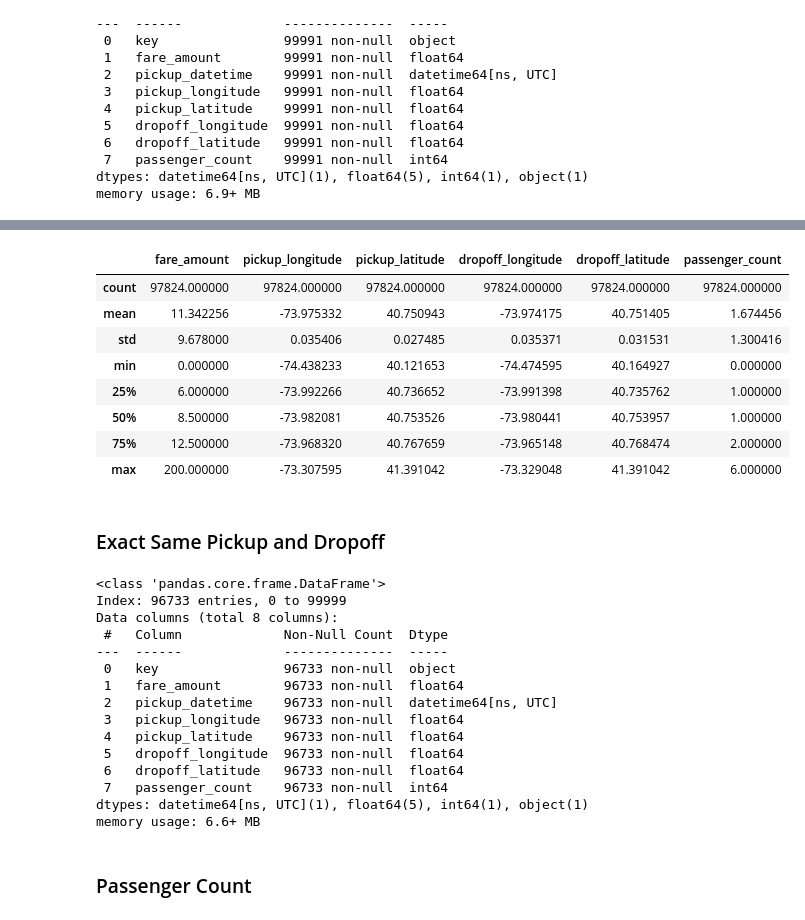
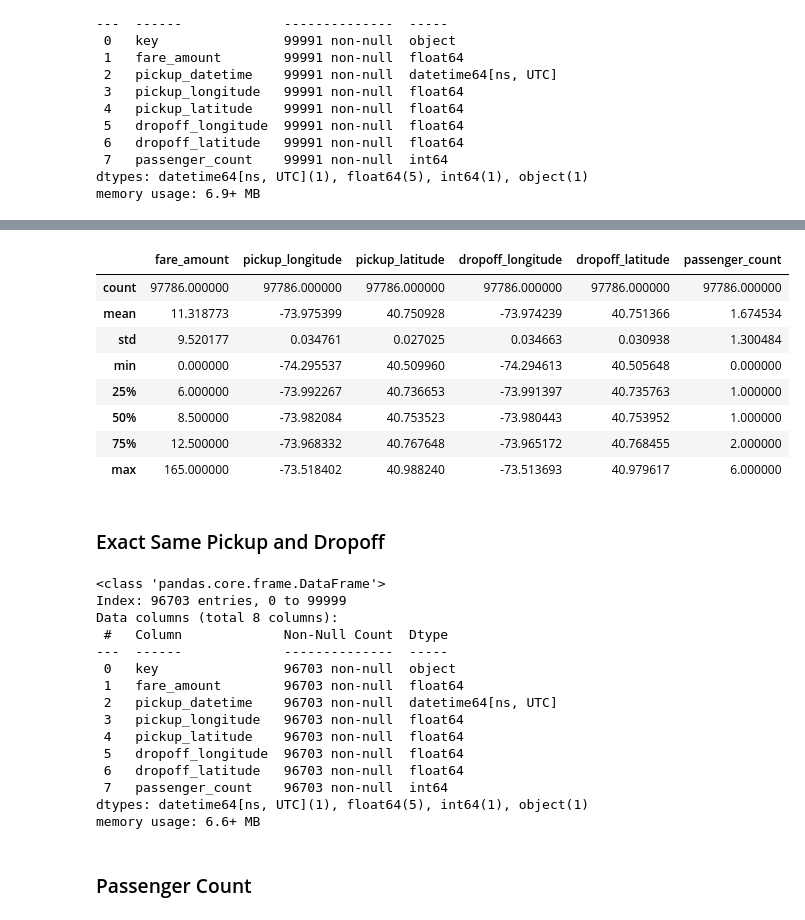
Before and after one commit to ahealion1/Data-Science-Projects, a Jupyter notebook: TaxiFarePrediction/taxi-fare-prediction.ipynb, the cells around one changed output, grey strips where cells are left out. Saved outputs shown, nothing was run; the diff lists cells and outputs as text; code cells hidden in the pictures.

```diff
--- a/TaxiFarePrediction/taxi-fare-prediction.ipynb
+++ b/TaxiFarePrediction/taxi-fare-prediction.ipynb
@@ -156 +160,4 @@ memory usage: 6.9+ MB
+# %%
+longitude_bound = (-74.3, -73.5)    # -74.3, -73.5
+latitude_bound = (40.5, 41.0)       # 40.5, 41.0
 # %% [markdown]
@@ -163,6 +170,6 @@ sns.boxplot(data=taxi.loc[taxi['pickup_longitude'].between(-80, -70)], x='pickup
 # %%
-# len(taxi.loc[~taxi['pickup_longitude'].between(-74.5, -73.2)])
-taxi = taxi.loc[taxi['pickup_longitude'].between(-74.5, -73.2)]
+# len(taxi.loc[~taxi['pickup_longitude'].between(*longitude_bound)])
+taxi = taxi.loc[taxi['pickup_longitude'].between(*longitude_bound)]
 taxi.describe()
 # %% [output]
 |  | fare_amount | pickup_longitude | pickup_latitude | dropoff_longitude | dropoff_latitude | passenger_count |
@@ -184,6 +191,6 @@ sns.boxplot(data=taxi.loc[taxi['pickup_latitude'].between(30, 50)], x='pickup_la
 # %%
-# len(taxi.loc[~taxi['pickup_latitude'].between(40, 41.5)])
-taxi = taxi.loc[taxi['pickup_latitude'].between(40, 41.5)]
+# len(taxi.loc[~taxi['pickup_latitude'].between(*latitude_bound)])
+taxi = taxi.loc[taxi['pickup_latitude'].between(*latitude_bound)]
 taxi.describe()
 # %% [output]
 |  | fare_amount | pickup_longitude | pickup_latitude | dropoff_longitude | dropoff_latitude | passenger_count |
@@ -205,6 +212,6 @@ sns.boxplot(data=taxi.loc[taxi['dropoff_longitude'].between(-80, -70)], x='dropo
 # %%
-# len(taxi.loc[~taxi['dropoff_longitude'].between(-74.5, -73.2)])
-taxi = taxi.loc[taxi['dropoff_longitude'].between(-74.5, -73.2)]
+# len(taxi.loc[~taxi['dropoff_longitude'].between(*longitude_bound)])
+taxi = taxi.loc[taxi['dropoff_longitude'].between(*longitude_bound)]
 taxi.describe()
 # %% [output]
 |  | fare_amount | pickup_longitude | pickup_latitude | dropoff_longitude | dropoff_latitude | passenger_count |
@@ -226,17 +233,17 @@ sns.boxplot(data=taxi.loc[taxi['dropoff_latitude'].between(30, 50)], x='dropoff_
 # %%
-# len(taxi.loc[~taxi['dropoff_latitude'].between(40, 41.5)])
-taxi = taxi.loc[taxi['dropoff_latitude'].between(40, 41.5)]
+# len(taxi.loc[~taxi['dropoff_latitude'].between(*latitude_bound)])
+taxi = taxi.loc[taxi['dropoff_latitude'].between(*latitude_bound)]
 taxi.describe()
 # %% [output]
 |  | fare_amount | pickup_longitude | pickup_latitude | dropoff_longitude | dropoff_latitude | passenger_count |
-| count | 97824.000000 | 97824.000000 | 97824.000000 | 97824.000000 | 97824.000000 | 97824.000000 |
-| mean | 11.342256 | -73.975332 | 40.750943 | -73.974175 | 40.751405 | 1.674456 |
-| std | 9.678000 | 0.035406 | 0.027485 | 0.035371 | 0.031531 | 1.300416 |
-| min | 0.000000 | -74.438233 | 40.121653 | -74.474595 | 40.164927 | 0.000000 |
-| 25% | 6.000000 | -73.992266 | 40.736652 | -73.991398 | 40.735762 | 1.000000 |
-| 50% | 8.500000 | -73.982081 | 40.753526 | -73.980441 | 40.753957 | 1.000000 |
-| 75% | 12.500000 | -73.968320 | 40.767659 | -73.965148 | 40.768474 | 2.000000 |
-| max | 200.000000 | -73.307595 | 41.391042 | -73.329048 | 41.391042 | 6.000000 |
+| count | 97786.000000 | 97786.000000 | 97786.000000 | 97786.000000 | 97786.000000 | 97786.000000 |
+| mean | 11.318773 | -73.975399 | 40.750928 | -73.974239 | 40.751366 | 1.674534 |
+| std | 9.520177 | 0.034761 | 0.027025 | 0.034663 | 0.030938 | 1.300484 |
+| min | 0.000000 | -74.295537 | 40.509960 | -74.294613 | 40.505648 | 0.000000 |
+| 25% | 6.000000 | -73.992267 | 40.736653 | -73.991397 | 40.735763 | 1.000000 |
+| 50% | 8.500000 | -73.982084 | 40.753523 | -73.980443 | 40.753952 | 1.000000 |
+| 75% | 12.500000 | -73.968332 | 40.767648 | -73.965172 | 40.768455 | 2.000000 |
+| max | 165.000000 | -73.518402 | 40.988240 | -73.513693 | 40.979617 | 6.000000 |
 # %% [markdown]
 ### Exact Same Pickup and Dropoff
 # %%
@@ -245,18 +252,18 @@ taxi = taxi.loc[~((taxi['pickup_longitude'] == taxi['dropoff_longitude']) | (tax
 taxi.info()
 # %% [output]
 <class 'pandas.core.frame.DataFrame'>
-Index: 96733 entries, 0 to 99999
+Index: 96703 entries, 0 to 99999
 Data columns (total 8 columns):
  #   Column             Non-Null Count  Dtype
 ---  ------             --------------  -----
- 0   key                96733 non-null  object
- 1   fare_amount        96733 non-null  float64
- 2   pickup_datetime    96733 non-null  datetime64[ns, UTC]
- 3   pickup_longitude   96733 non-null  float64
- 4   pickup_latitude    96733 non-null  float64
- 5   dropoff_longitude  96733 non-null  float64
- 6   dropoff_latitude   96733 non-null  float64
- 7   passenger_count    96733 non-null  int64
+ 0   key                96703 non-null  object
+ 1   fare_amount        96703 non-null  float64
+ 2   pickup_datetime    96703 non-null  datetime64[ns, UTC]
+ 3   pickup_longitude   96703 non-null  float64
+ 4   pickup_latitude    96703 non-null  float64
+ 5   dropoff_longitude  96703 non-null  float64
+ 6   dropoff_latitude   96703 non-null  float64
+ 7   passenger_count    96703 non-null  int64
 dtypes: datetime64[ns, UTC](1), float64(5), int64(1), object(1)
 memory usage: 6.6+ MB
 # %% [markdown]
```
Also changed, not shown: parts of 25 cells of this notebook, 1 other file.
